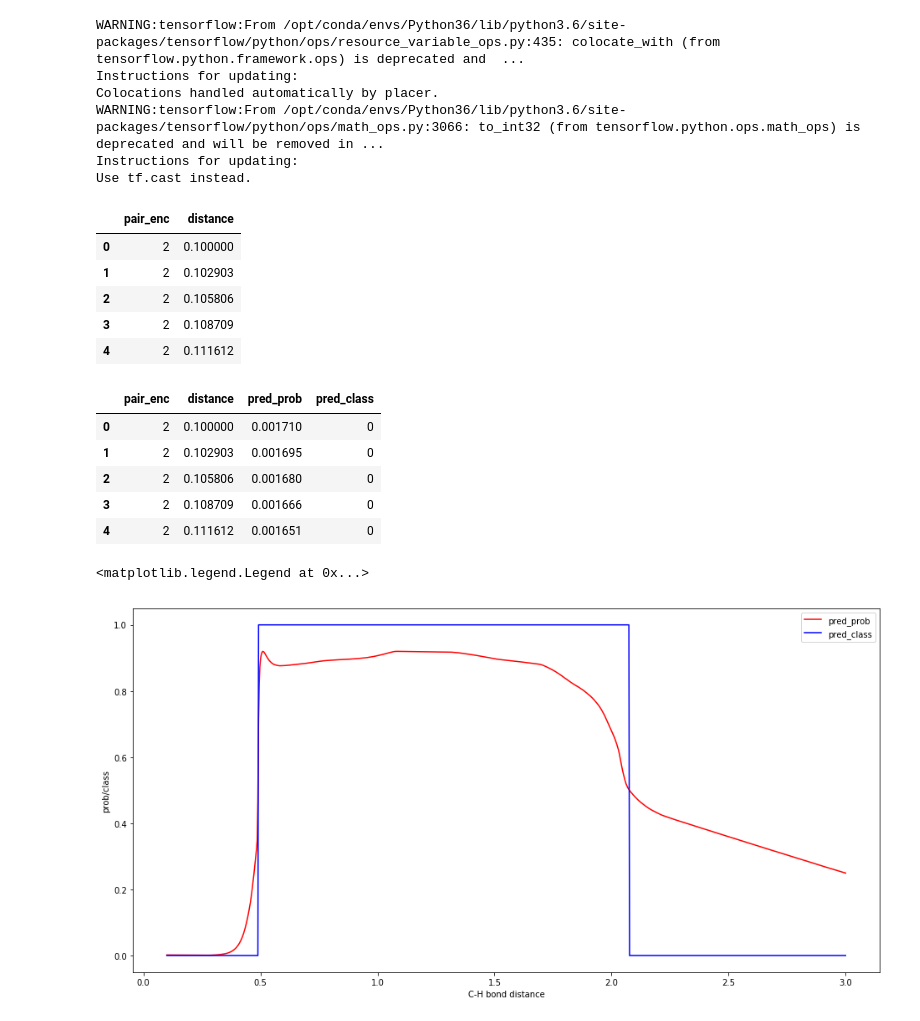
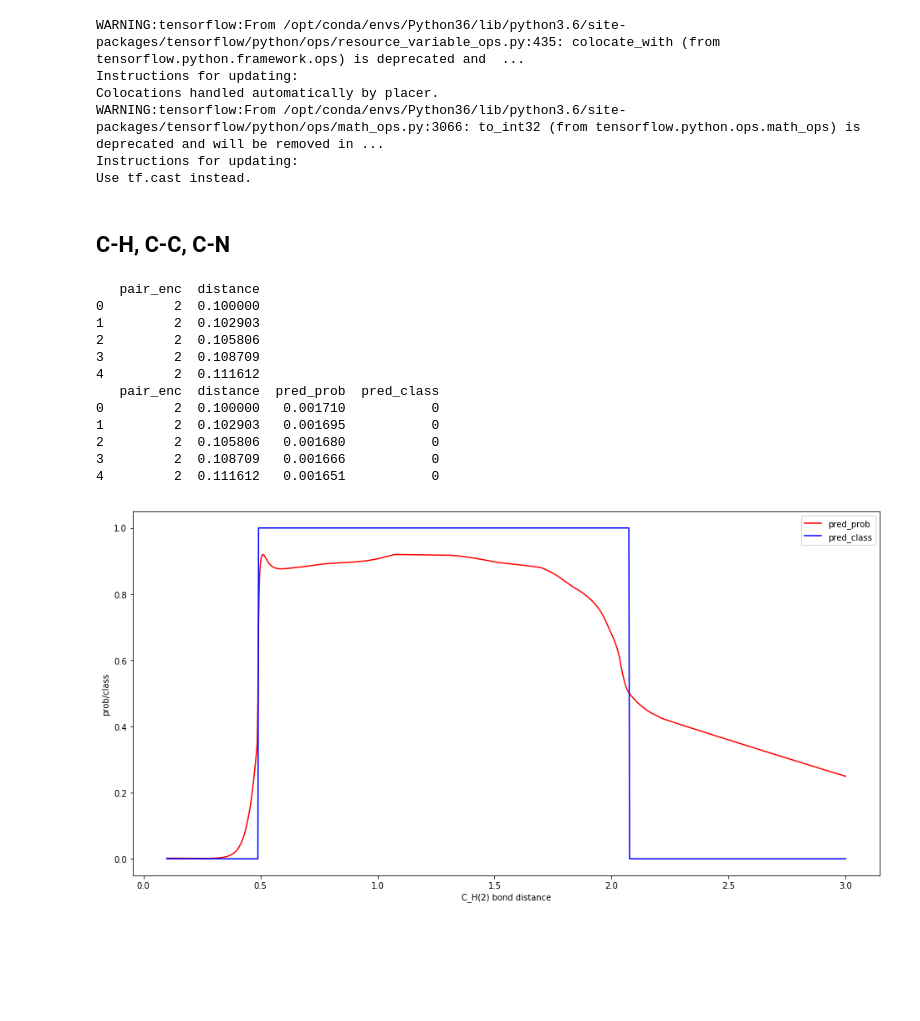
Before and after one commit to siddharth-ncl-work/connectivity_using_ml, a Jupyter notebook: model_deployment.ipynb, the cells around one changed output. Cells and saved outputs as stored; diff of their text form; code cells hidden in the pictures; blank space fills up the shorter version.

Commit message:
add function to calculate decision boundary calculate decision boundary for c-h,c-c,c-h,h-n,h-h,h-o,c-o Published from Watson Studio.

```diff
--- a/model_deployment.ipynb
+++ b/model_deployment.ipynb
@@ -259,17 +259,3 @@ Colocations handled automatically by placer.
 WARNING:tensorflow:From /opt/conda/envs/Python36/lib/python3.6/site-packages/tensorflow/python/ops/math_ops.py:3066: to_int32 (from tensorflow.python.ops.math_ops) is deprecated and will be removed in ...
 Instructions for updating:
 Use tf.cast instead.
-# %%
-num_points=1000
-data={}
-data['pair_enc']=[2]*num_points
-data['distance']=np.linspace(0.1,3,1000)
-x=pd.DataFrame.from_dict(data)
-x.head()
-# %% [output]
-|  | pair_enc | distance |
-| 0 | 2 | 0.100000 |
-| 1 | 2 | 0.102903 |
-| 2 | 2 | 0.105806 |
-| 3 | 2 | 0.108709 |
-| 4 | 2 | 0.111612 |
@@ -279,22 +262,41 @@ pred_class=model_nn.predict_classes(x)
-# %%
-y=x.copy()
-y['pred_prob']=pred_prob
-y['pred_class']=pred_class
-y.head()
-# %% [output]
-|  | pair_enc | distance | pred_prob | pred_class |
-| 0 | 2 | 0.100000 | 0.001710 | 0 |
-| 1 | 2 | 0.102903 | 0.001695 | 0 |
-| 2 | 2 | 0.105806 | 0.001680 | 0 |
-| 3 | 2 | 0.108709 | 0.001666 | 0 |
-| 4 | 2 | 0.111612 | 0.001651 | 0 |
+# %% [markdown]
+##  C-H, C-C, C-N
 # %%
-plt.figure(figsize=(16,8))
-plt.plot(y['distance'],y['pred_prob'],'r')
-plt.plot(y['distance'],y['pred_class'],'b')
-plt.xlabel('C-H bond distance')
-plt.ylabel('prob/class')
-plt.legend()
+num_points=1000
+def decisionBoundary(pair):
+    data={}
+    data['pair_enc']=[pairs_dict[pair]]*num_points
+    data['distance']=np.linspace(0.1,3,1000)
+    x=pd.DataFrame.from_dict(data)
+    print(x.head())
+
+    pred_prob=model_nn.predict(x)
+    pred_class=model_nn.predict_classes(x)
+
+    y=x.copy()
+    y['pred_prob']=pred_prob
+    y['pred_class']=pred_class
+    print(y.head())
+
+    plt.figure(figsize=(16,8))
+    plt.plot(y['distance'],y['pred_prob'],'r')
+    plt.plot(y['distance'],y['pred_class'],'b')
+    plt.xlabel('{}({}) bond distance'.format(pair.upper(),pairs_dict[pair]))
+    plt.ylabel('prob/class')
+    plt.legend()
-# %% [output]
-<matplotlib.legend.Legend at 0x...>
-[figure, removed]
+# %%
+decisionBoundary('c_h')
+# %% [output]
+   pair_enc  distance
+0         2  0.100000
+1         2  0.102903
+2         2  0.105806
+3         2  0.108709
+4         2  0.111612
+   pair_enc  distance  pred_prob  pred_class
+0         2  0.100000   0.001710           0
+1         2  0.102903   0.001695           0
+2         2  0.105806   0.001680           0
+3         2  0.108709   0.001666           0
+4         2  0.111612   0.001651           0
+[figure, added]
```
Also changed, not shown: parts of 10 cells of this notebook.
